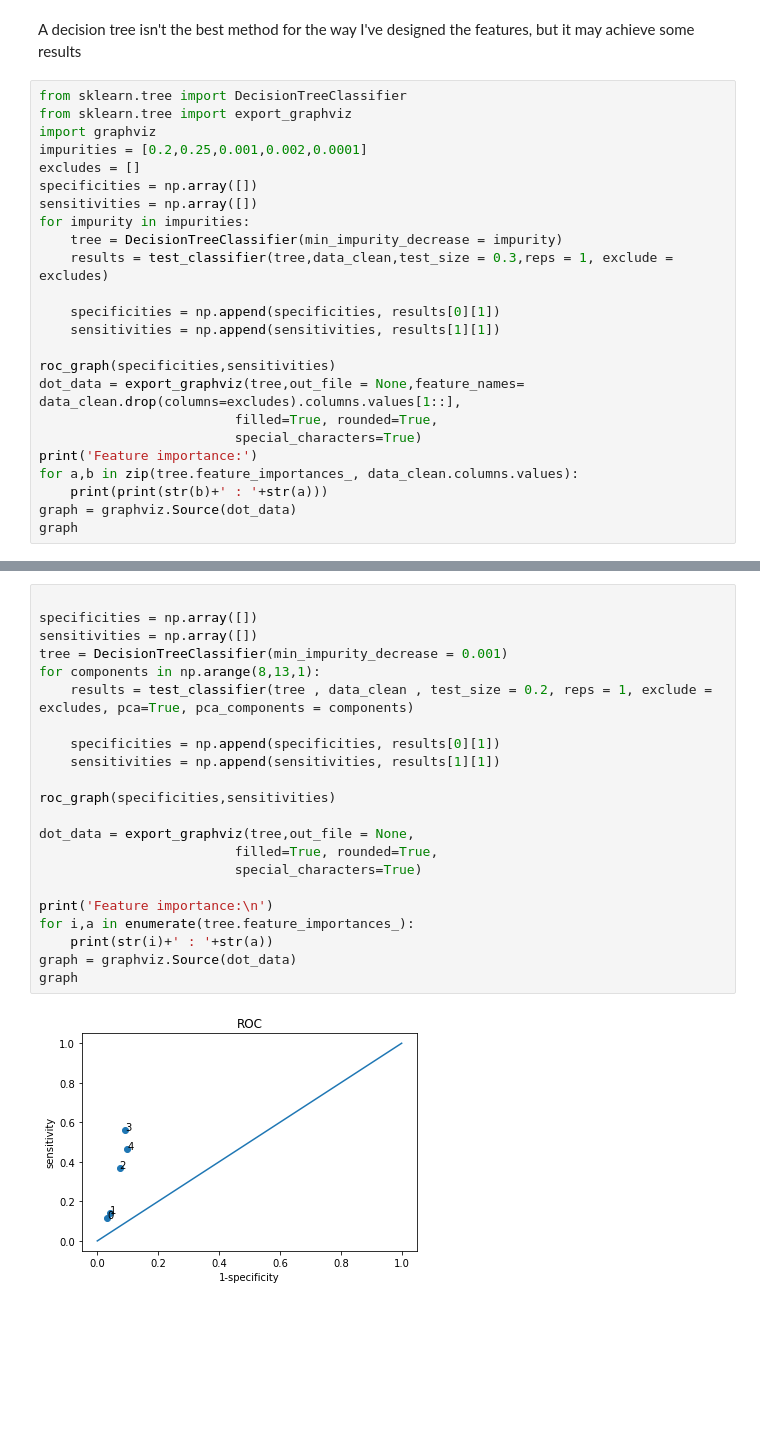
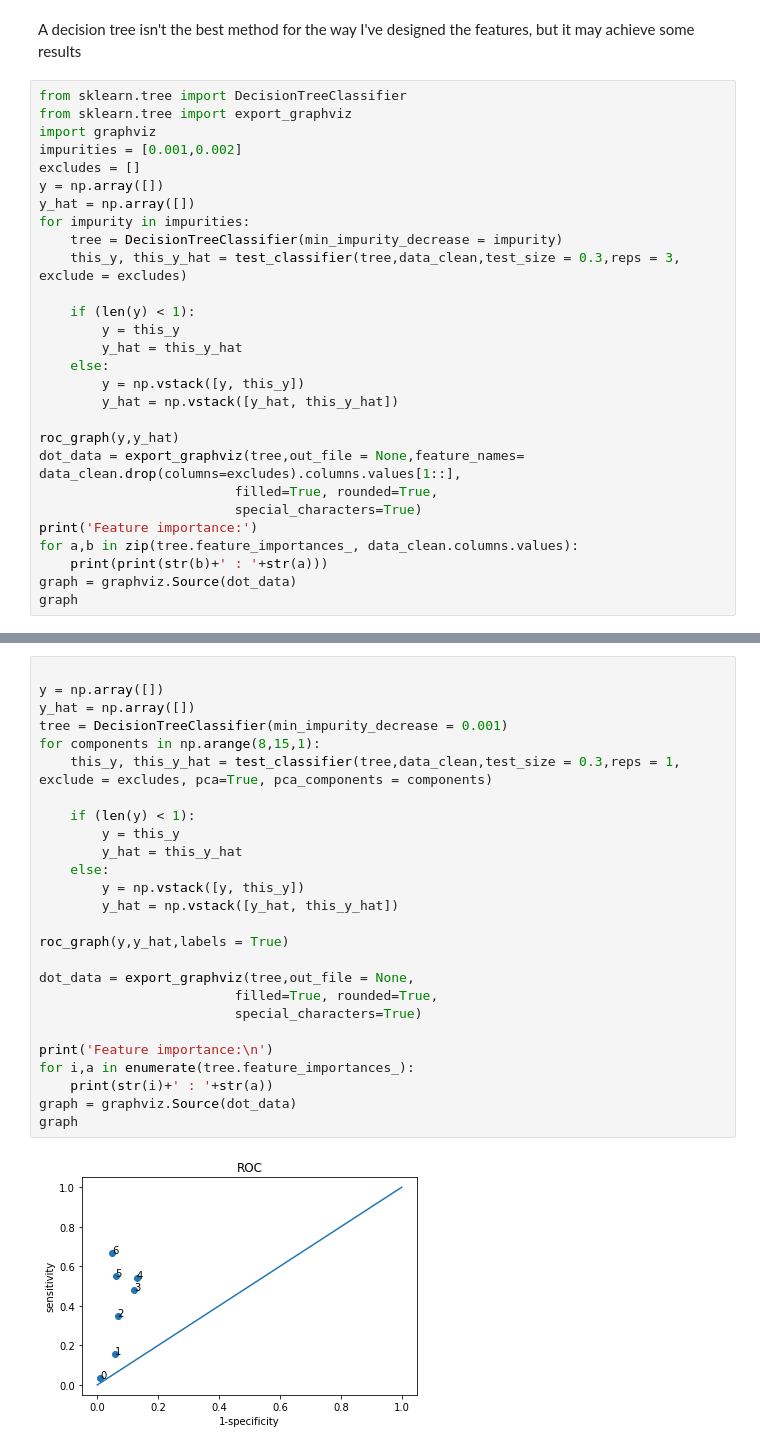
Before and after one commit to idotsuk/patients_no_show, a Jupyter notebook: patient_no_show.ipynb, the cells around one changed output, grey strips where cells are left out. Cells and saved outputs as stored; diff of their text form; blank space fills up the shorter version.

```diff
--- a/patient_no_show.ipynb
+++ b/patient_no_show.ipynb
@@ -722,18 +754,22 @@ A decision tree isn't the best method for the way I've designed the features, bu
 from sklearn.tree import DecisionTreeClassifier
 from sklearn.tree import export_graphviz
 import graphviz
-impurities = [0.2,0.25,0.001,0.002,0.0001]
+impurities = [0.001,0.002]
 excludes = []
-specificities = np.array([])
-sensitivities = np.array([])
+y = np.array([])
+y_hat = np.array([])
 for impurity in impurities:
     tree = DecisionTreeClassifier(min_impurity_decrease = impurity)
-    results = test_classifier(tree,data_clean,test_size = 0.3,reps = 1, exclude = excludes)
+    this_y, this_y_hat = test_classifier(tree,data_clean,test_size = 0.3,reps = 3, exclude = excludes)
 
-    specificities = np.append(specificities, results[0][1])
-    sensitivities = np.append(sensitivities, results[1][1])
+    if (len(y) < 1):
+        y = this_y
+        y_hat = this_y_hat
+    else:
+        y = np.vstack([y, this_y])
+        y_hat = np.vstack([y_hat, this_y_hat])
 
-roc_graph(specificities,sensitivities)
+roc_graph(y,y_hat)
 dot_data = export_graphviz(tree,out_file = None,feature_names= data_clean.drop(columns=excludes).columns.values[1::],
                          filled=True, rounded=True,
                          special_characters=True)
@@ -770,26 +809,30 @@ This would've been done by the CART algorithm anyway, as it partitions the  cont
 # %%
 
-specificities = np.array([])
-sensitivities = np.array([])
+y = np.array([])
+y_hat = np.array([])
 tree = DecisionTreeClassifier(min_impurity_decrease = 0.001)
-for components in np.arange(8,13,1):
-    results = test_classifier(tree , data_clean , test_size = 0.2, reps = 1, exclude = excludes, pca=True, pca_components = components)
+for components in np.arange(8,15,1):
+    this_y, this_y_hat = test_classifier(tree,data_clean,test_size = 0.3,reps = 1, exclude = excludes, pca=True, pca_components = components)
 
-    specificities = np.append(specificities, results[0][1])
-    sensitivities = np.append(sensitivities, results[1][1])
+    if (len(y) < 1):
+        y = this_y
+        y_hat = this_y_hat
+    else:
+        y = np.vstack([y, this_y])
+        y_hat = np.vstack([y_hat, this_y_hat])
 
-roc_graph(specificities,sensitivities)
+roc_graph(y,y_hat,labels = True)
 
 dot_data = export_graphviz(tree,out_file = None,
                          filled=True, rounded=True,
                          special_characters=True)
 
 print('Feature importance:\n')
 for i,a in enumerate(tree.feature_importances_):
     print(str(i)+' : '+str(a))
 graph = graphviz.Source(dot_data)
 graph
 # %% [output]
-[figure, old version]
+[figure, new version]
 Feature importance:
 
```
Also changed, not shown: parts of 6 cells of this notebook.
